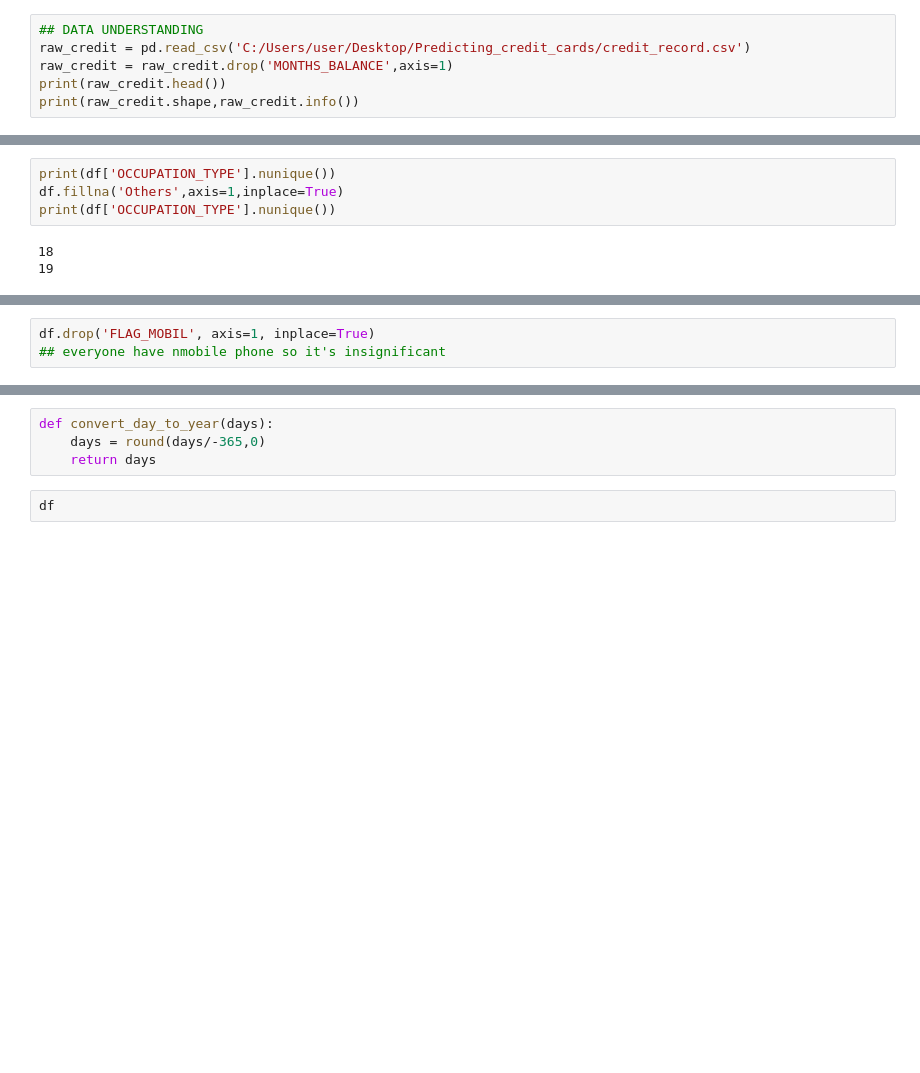
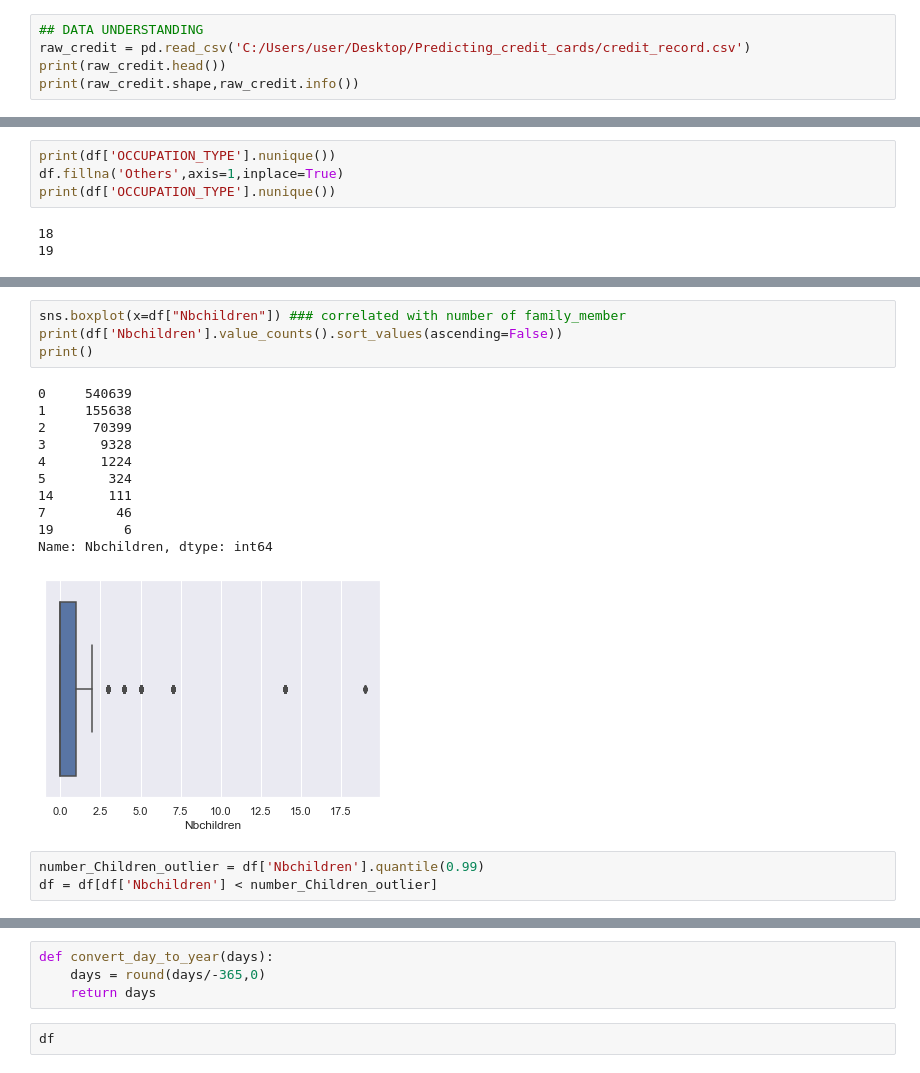
Before and after one commit to supavitkod/Credit, a Jupyter notebook: Credit analysis.ipynb, the cells around one changed output, grey strips where cells are left out. Saved outputs shown, nothing was run; the diff lists cells and outputs as text; blank space fills up the shorter version.

```diff
--- a/Credit analysis.ipynb
+++ b/Credit analysis.ipynb
@@ -8,7 +10,6 @@ sns.set()
 # %%
 ## DATA UNDERSTANDING
 raw_credit = pd.read_csv('C:/Users/user/Desktop/Predicting_credit_cards/credit_record.csv')
-raw_credit = raw_credit.drop('MONTHS_BALANCE',axis=1)
 print(raw_credit.head())
 print(raw_credit.shape,raw_credit.info())
 # %% [output]
@@ -191,3 +188,0 @@ df.duplicated().sum()
-# %%
-df.drop('FLAG_MOBIL', axis=1, inplace=True)
-## everyone have nmobile phone so it's insignificant
@@ -193,0 +228,19 @@ df.drop('FLAG_MOBIL', axis=1, inplace=True)
+# %%
+sns.boxplot(x=df["Nbchildren"]) ### correlated with number of family_member
+print(df['Nbchildren'].value_counts().sort_values(ascending=False))
+print()
+# %% [output]
+0     540639
+1     155638
+2      70399
+3       9328
+4       1224
+5        324
+14       111
+7         46
+19         6
+Name: Nbchildren, dtype: int64
+[figure, added]
+# %%
+number_Children_outlier = df['Nbchildren'].quantile(0.99)
+df = df[df['Nbchildren'] < number_Children_outlier]
```
Also changed, not shown: parts of 71 cells of this notebook.
